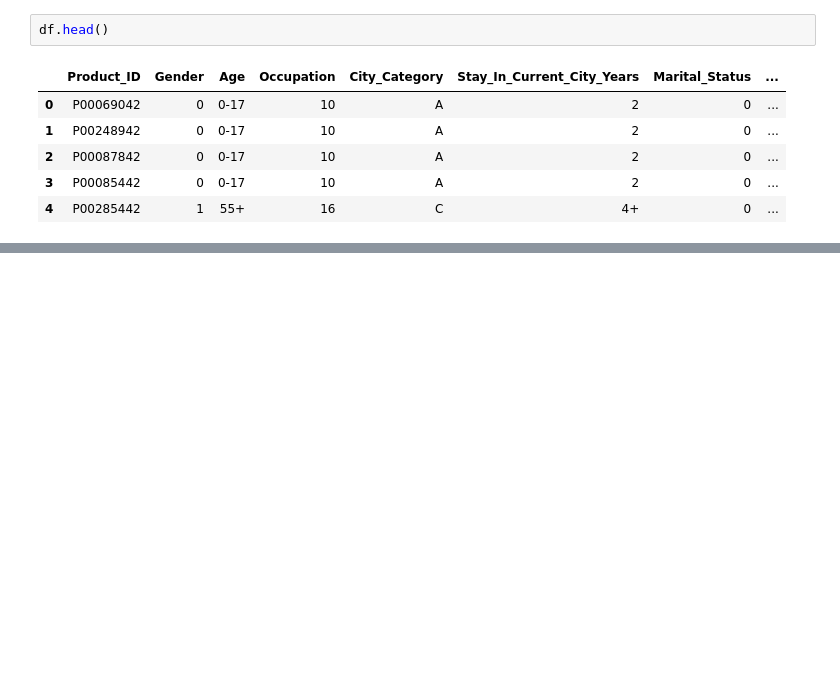
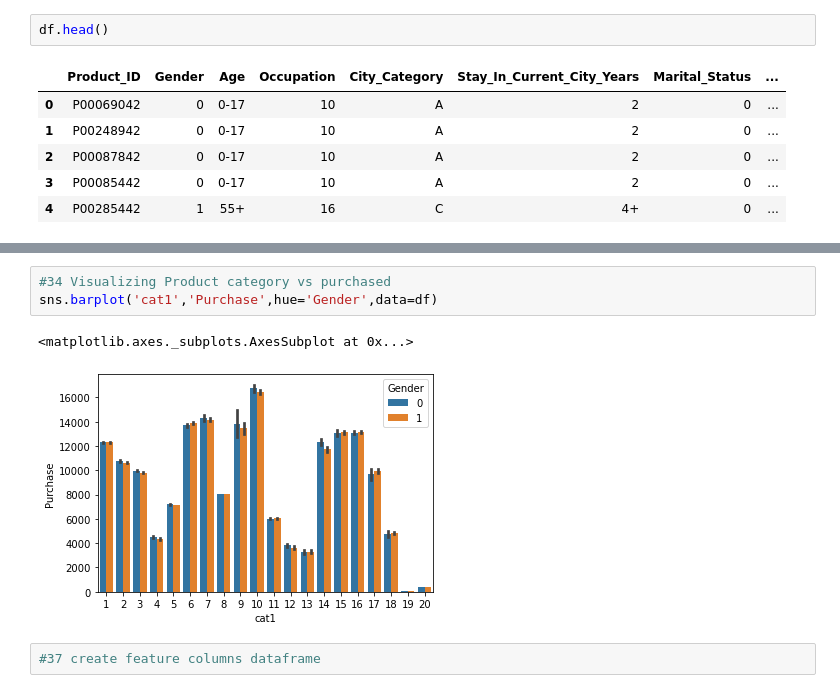
Before and after one commit to iamarjunsk/ML-Al, a Jupyter notebook: numpy and panda/eda.ipynb, the cells around one changed output, grey strips where cells are left out. Cells and saved outputs as stored; diff of their text form; blank space fills up the shorter version.

```diff
--- a/numpy and panda/eda.ipynb
+++ b/numpy and panda/eda.ipynb
@@ -94,0 +424,8 @@ df.head()
+# %%
+#34 Visualizing Product category vs purchased
+sns.barplot('cat1','Purchase',hue='Gender',data=df)
+# %% [output]
+<matplotlib.axes._subplots.AxesSubplot at 0x...>
+[figure, added]
+# %%
+#37 create feature columns dataframe
```
Also changed, not shown: parts of 33 cells of this notebook, 1 other file.
